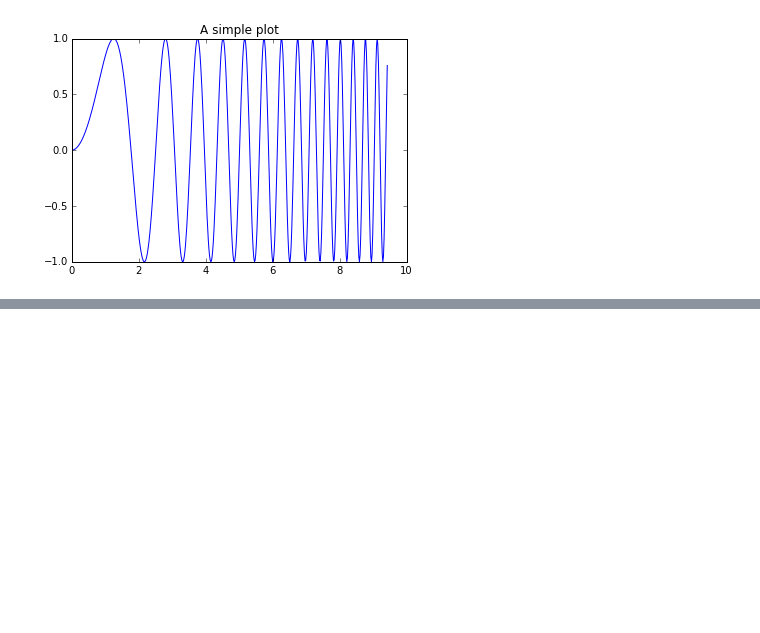
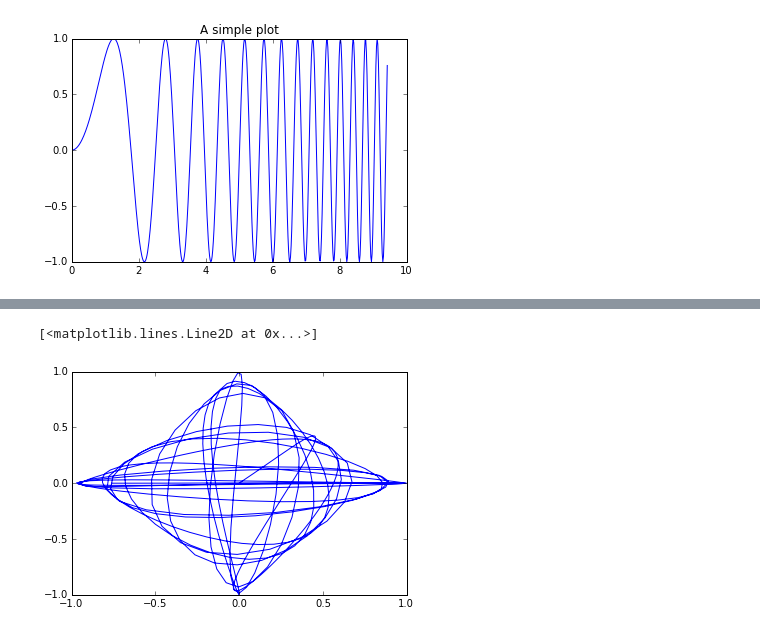
Before and after one commit to daleroblin/python_jupyter_scratch, a Jupyter notebook: simple_plots.ipynb, the cells around one changed output, grey strips where cells are left out. Cells and saved outputs as stored; diff of their text form; code cells hidden in the pictures; blank space fills up the shorter version.

```diff
--- a/simple_plots.ipynb
+++ b/simple_plots.ipynb
@@ -37,0 +59,5 @@ plt.plot(x,np.sin(x**2))
+# %%
+plt.plot(np.cos(x)*np.sin(x**2),((np.sin(x))**2)*np.cos(x**2))
+# %% [output]
+[<matplotlib.lines.Line2D at 0x...>]
+[figure, added]
```
Also changed, not shown: parts of 3 cells of this notebook.
